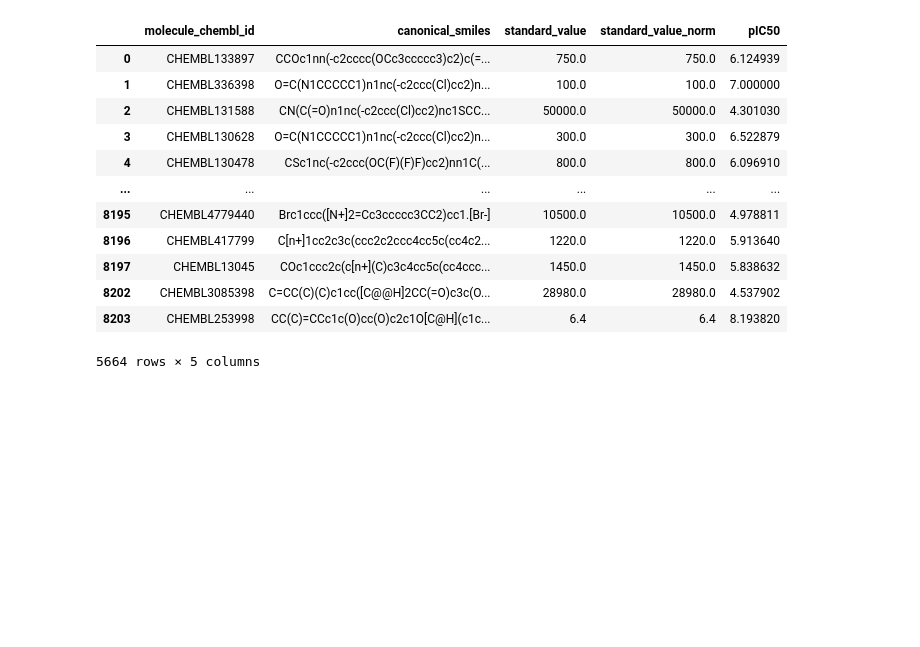
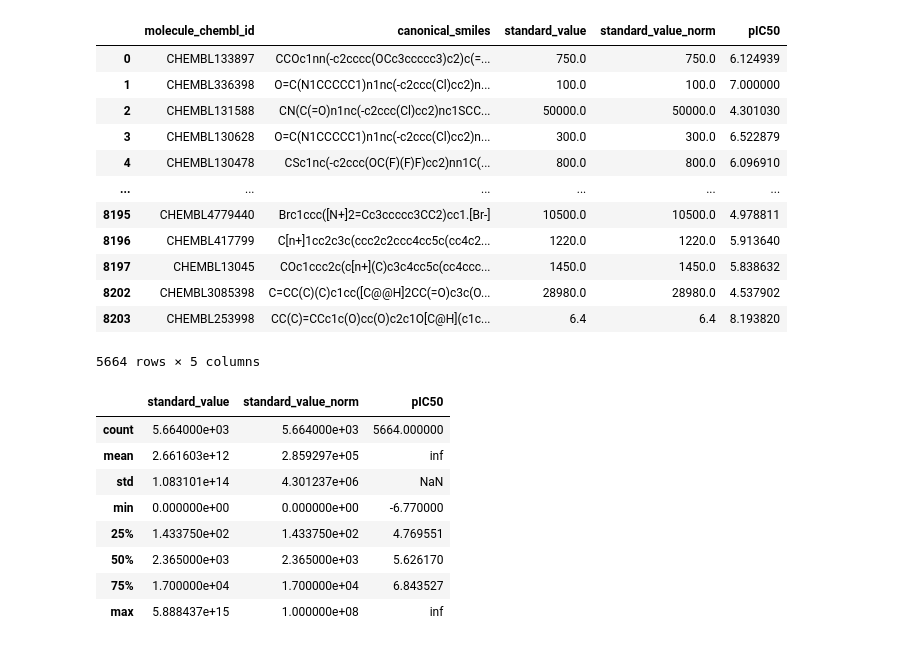
Before and after one commit to jpvidela/diplo_dl-bioinformatics, a Jupyter notebook: 001_Data_retrieve.ipynb, the cells around one changed output. Saved outputs shown, nothing was run; the diff lists cells and outputs as text; code cells hidden in the pictures; blank space fills up the shorter version.

```diff
--- a/001_Data_retrieve.ipynb
+++ b/001_Data_retrieve.ipynb
@@ -146,3 +150,15 @@ df
 | 8202 | CHEMBL3085398 | C=CC(C)(C)c1cc([C@@H]2CC(=O)c3c(O... | 28980.0 | 28980.0 | 4.537902 |
 | 8203 | CHEMBL253998 | CC(C)=CCc1c(O)cc(O)c2c1O[C@H](c1c... | 6.4 | 6.4 | 8.193820 |
 5664 rows × 5 columns
+# %%
+df.describe()
+# %% [output]
+|  | standard_value | standard_value_norm | pIC50 |
+| count | 5.664000e+03 | 5.664000e+03 | 5664.000000 |
+| mean | 2.661603e+12 | 2.859297e+05 | inf |
+| std | 1.083101e+14 | 4.301237e+06 | NaN |
+| min | 0.000000e+00 | 0.000000e+00 | -6.770000 |
+| 25% | 1.433750e+02 | 1.433750e+02 | 4.769551 |
+| 50% | 2.365000e+03 | 2.365000e+03 | 5.626170 |
+| 75% | 1.700000e+04 | 1.700000e+04 | 6.843527 |
+| max | 5.888437e+15 | 1.000000e+08 | inf |
```
Also changed, not shown: parts of 6 cells of this notebook.
